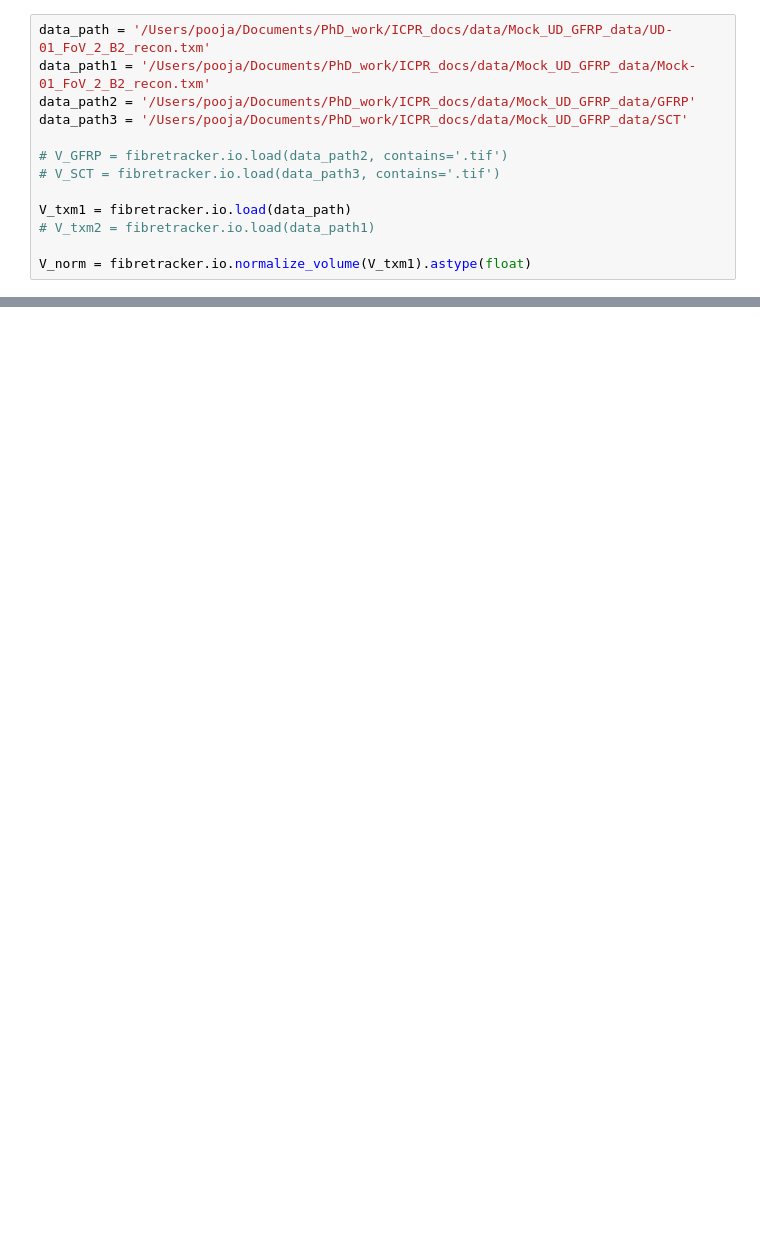
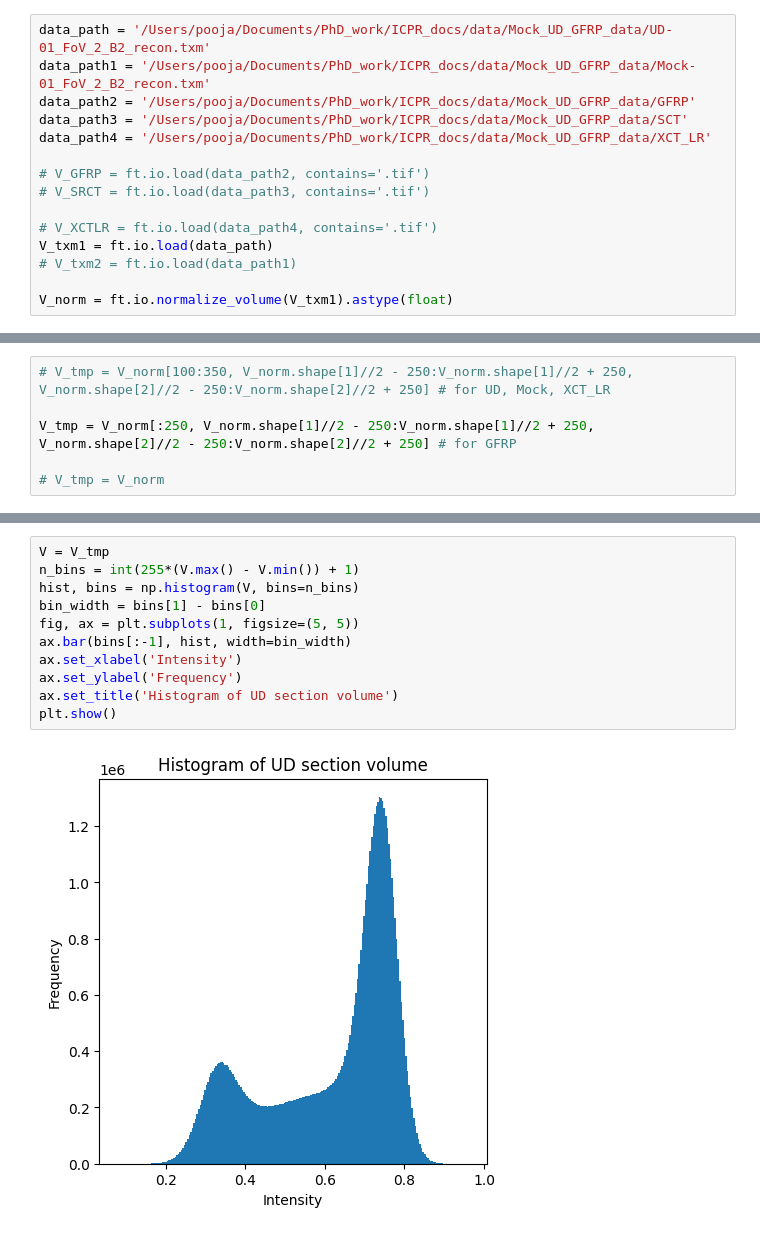
Before and after one commit to ndpooja/fibretracker, a Jupyter notebook: notebooks/Fibre_tracking.ipynb, the cells around one changed output, grey strips where cells are left out. Drawn from its saved outputs; the diff is of its cells as text; blank space fills up the shorter version.

Commit message:
adding documentation

```diff
--- a/notebooks/Fibre_tracking.ipynb
+++ b/notebooks/Fibre_tracking.ipynb
@@ -7,11 +8,13 @@ data_path = '/Users/pooja/Documents/PhD_work/ICPR_docs/data/Mock_UD_GFRP_data/UD
 data_path1 = '/Users/pooja/Documents/PhD_work/ICPR_docs/data/Mock_UD_GFRP_data/Mock-01_FoV_2_B2_recon.txm'
 data_path2 = '/Users/pooja/Documents/PhD_work/ICPR_docs/data/Mock_UD_GFRP_data/GFRP'
 data_path3 = '/Users/pooja/Documents/PhD_work/ICPR_docs/data/Mock_UD_GFRP_data/SCT'
+data_path4 = '/Users/pooja/Documents/PhD_work/ICPR_docs/data/Mock_UD_GFRP_data/XCT_LR'
 
-# V_GFRP = fibretracker.io.load(data_path2, contains='.tif')
-# V_SCT = fibretracker.io.load(data_path3, contains='.tif')
+# V_GFRP = ft.io.load(data_path2, contains='.tif')
+# V_SRCT = ft.io.load(data_path3, contains='.tif')
 
-V_txm1 = fibretracker.io.load(data_path)
-# V_txm2 = fibretracker.io.load(data_path1)
+# V_XCTLR = ft.io.load(data_path4, contains='.tif')
+V_txm1 = ft.io.load(data_path)
+# V_txm2 = ft.io.load(data_path1)
 
-V_norm = fibretracker.io.normalize_volume(V_txm1).astype(float)
+V_norm = ft.io.normalize_volume(V_txm1).astype(float)
@@ -22 +23,7 @@ coords = fibretracker.models.get_coords(V_tmp)
+# %%
+# V_tmp = V_norm[100:350, V_norm.shape[1]//2 - 250:V_norm.shape[1]//2 + 250, V_norm.shape[2]//2 - 250:V_norm.shape[2]//2 + 250] # for UD, Mock, XCT_LR
+
+V_tmp = V_norm[:250, V_norm.shape[1]//2 - 250:V_norm.shape[1]//2 + 250, V_norm.shape[2]//2 - 250:V_norm.shape[2]//2 + 250] # for GFRP
+
+# V_tmp = V_norm
 # %%
@@ -25,0 +37,13 @@ fibretracker.viz.orthogonal(V_tmp, img_height=7, img_width=7, cmap='gray')
+# %%
+V = V_tmp
+n_bins = int(255*(V.max() - V.min()) + 1)
+hist, bins = np.histogram(V, bins=n_bins)
+bin_width = bins[1] - bins[0]
+fig, ax = plt.subplots(1, figsize=(5, 5))
+ax.bar(bins[:-1], hist, width=bin_width)
+ax.set_xlabel('Intensity')
+ax.set_ylabel('Frequency')
+ax.set_title('Histogram of UD section volume')
+plt.show()
+# %% [output]
+[figure, added]
```
Also changed, not shown: parts of 13 cells of this notebook, 32 other files.
